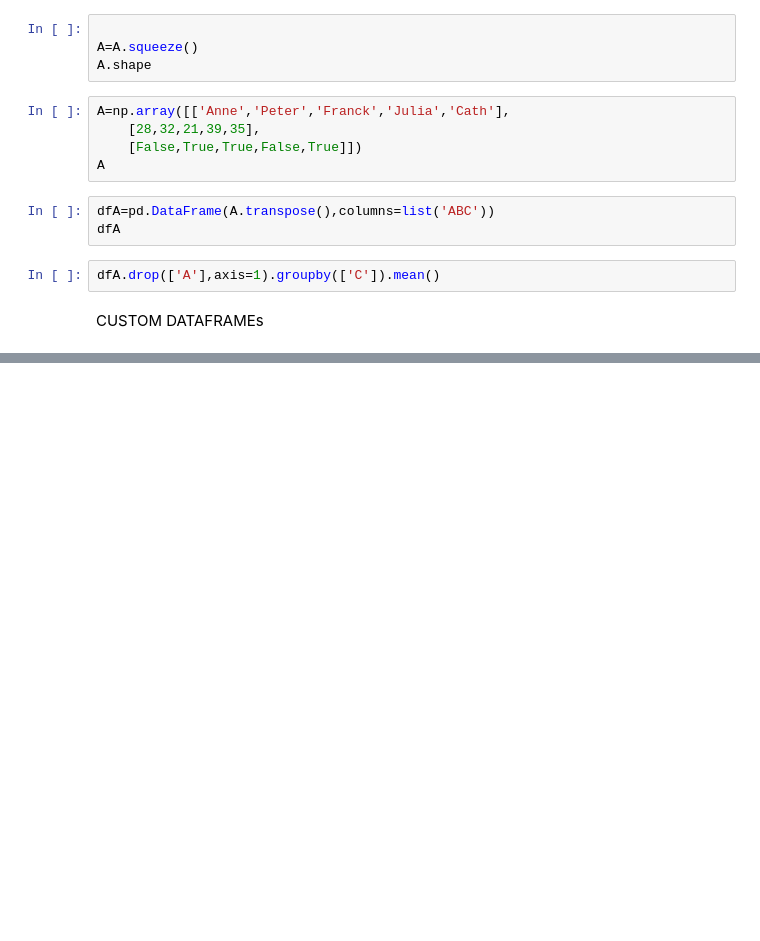
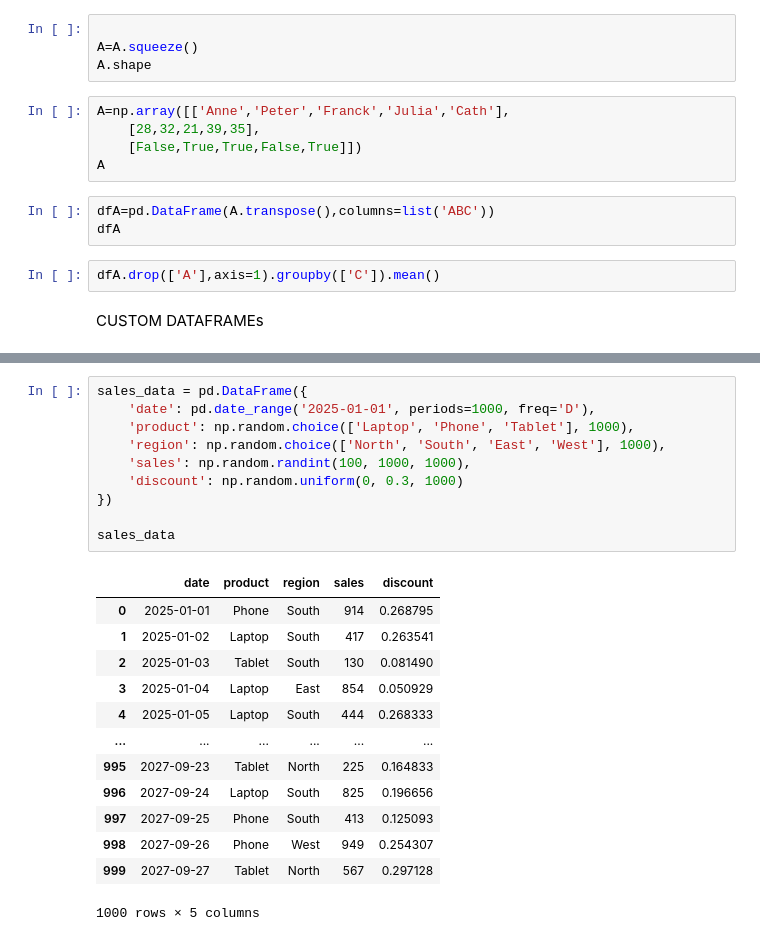
Before and after one commit to raitlhaj/Python, a Jupyter notebook: Notebooks/data_mining_exercises.ipynb, the cells around one changed output, grey strips where cells are left out. Cells and saved outputs as stored; diff of their text form; blank space fills up the shorter version.

```diff
--- a/Notebooks/data_mining_exercises.ipynb
+++ b/Notebooks/data_mining_exercises.ipynb
@@ -314,0 +481,24 @@ array([9, 2, 1, 2, 0, 5, 5, 0, 7, 6])
+# %%
+sales_data = pd.DataFrame({
+    'date': pd.date_range('2025-01-01', periods=1000, freq='D'),
+    'product': np.random.choice(['Laptop', 'Phone', 'Tablet'], 1000),
+    'region': np.random.choice(['North', 'South', 'East', 'West'], 1000),
+    'sales': np.random.randint(100, 1000, 1000),
+    'discount': np.random.uniform(0, 0.3, 1000)
+})
+
+sales_data
+# %% [output]
+|  | date | product | region | sales | discount |
+| 0 | 2025-01-01 | Phone | South | 914 | 0.268795 |
+| 1 | 2025-01-02 | Laptop | South | 417 | 0.263541 |
+| 2 | 2025-01-03 | Tablet | South | 130 | 0.081490 |
+| 3 | 2025-01-04 | Laptop | East | 854 | 0.050929 |
+| 4 | 2025-01-05 | Laptop | South | 444 | 0.268333 |
+| ... | ... | ... | ... | ... | ... |
+| 995 | 2027-09-23 | Tablet | North | 225 | 0.164833 |
+| 996 | 2027-09-24 | Laptop | South | 825 | 0.196656 |
+| 997 | 2027-09-25 | Phone | South | 413 | 0.125093 |
+| 998 | 2027-09-26 | Phone | West | 949 | 0.254307 |
+| 999 | 2027-09-27 | Tablet | North | 567 | 0.297128 |
+1000 rows × 5 columns
```
Also changed, not shown: parts of 40 cells of this notebook.
